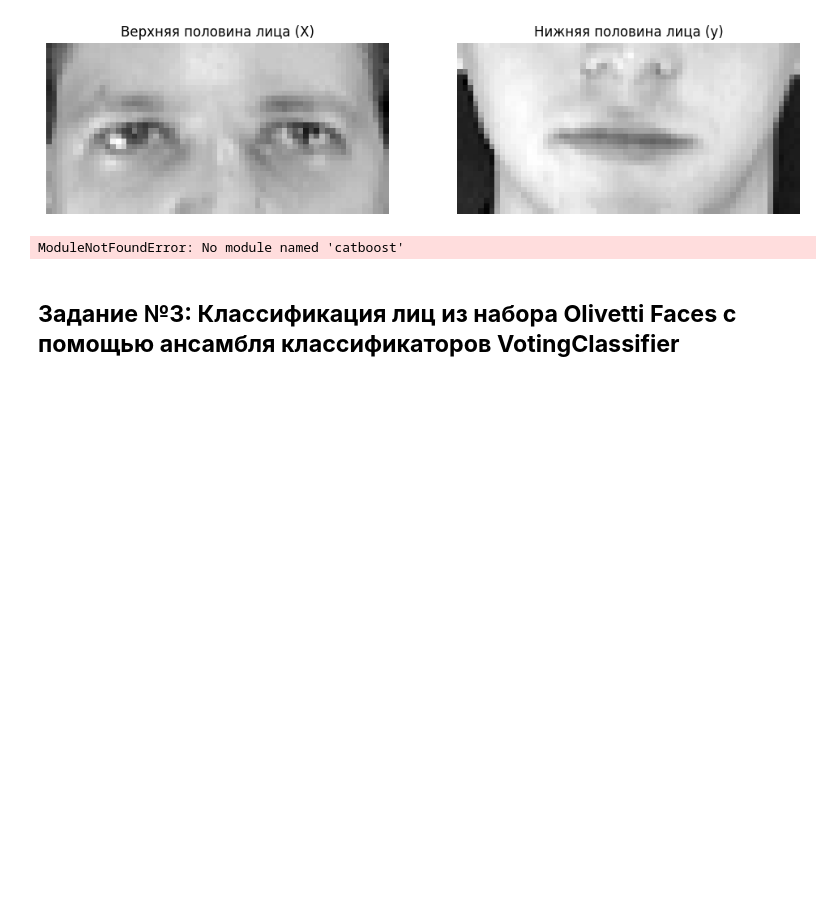
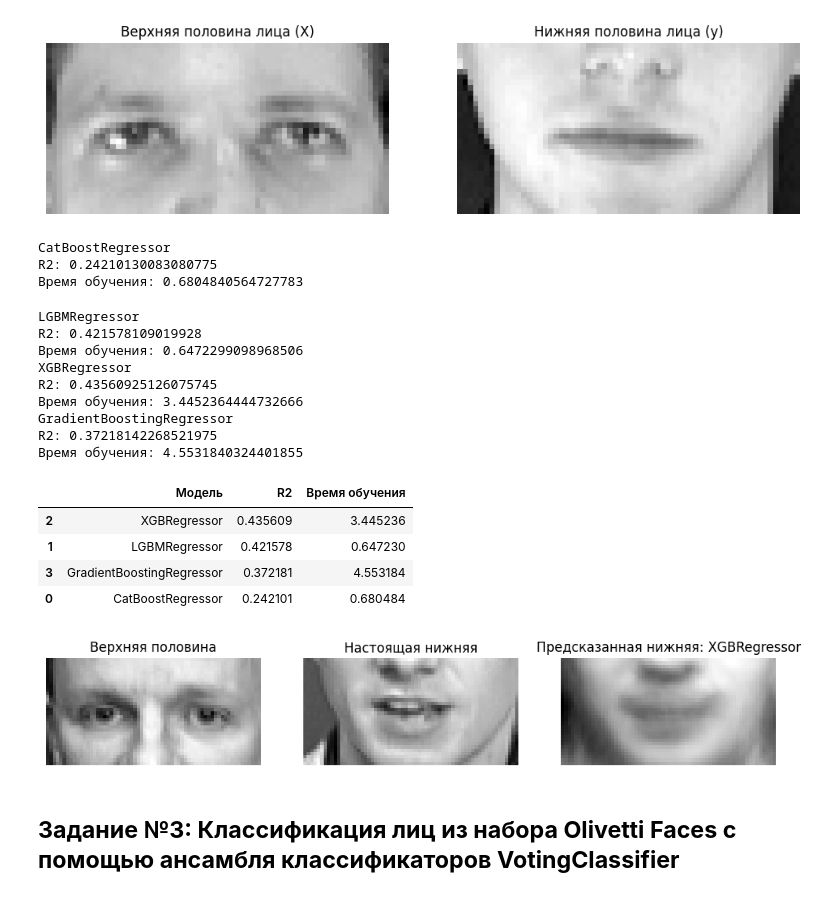
Before and after one commit to runessaa/-Streltsov-Projects, a Jupyter notebook: Практическая_работа_№9_Ансамблевые_методы_в_машинном_обучении.ipynb, the cells around one changed output. Drawn from its saved outputs; the diff is of its cells as text; code cells hidden in the pictures; blank space fills up the shorter version.

```diff
--- a/Практическая_работа_№9_Ансамблевые_методы_в_машинном_обучении.ipynb
+++ b/Практическая_работа_№9_Ансамблевые_методы_в_машинном_обучении.ipynb
@@ -157,6 +234,7 @@ plt.show()
 # %% [output]
 [figure]
 # %%
+!pip install catboost lightgbm xgboost -q
 import time
 import pandas as pd
 from sklearn.model_selection import train_test_split
@@ -170,8 +248,6 @@ from xgboost import XGBRegressor
 
 X = upper_half.reshape(n_samples, -1)
 y = lower_half.reshape(n_samples, -1)
-X = X / 255 if X.max() > 1 else X
-y = y / 255 if y.max() > 1 else y
 
 X_train, X_test, y_train, y_test = train_test_split(
     X, y, test_size=0.25, random_state=42
@@ -179,15 +255,48 @@ X_train, X_test, y_train, y_test = train_test_split(
 
 pca_X = PCA(n_components=40, random_state=42)
 pca_y = PCA(n_components=20, random_state=42)
+
 X_train_pca = pca_X.fit_transform(X_train)
 X_test_pca = pca_X.transform(X_test)
 y_train_pca = pca_y.fit_transform(y_train)
 
+columns_pca = [f'pc_{i}' for i in range(X_train_pca.shape[1])]
+X_train_pca = pd.DataFrame(X_train_pca, columns=columns_pca)
+X_test_pca = pd.DataFrame(X_test_pca, columns=columns_pca)
+
 models = {
-    'CatBoostRegressor': CatBoostRegressor(iterations=15, depth=3, learning_rate=0.2, loss_function='MultiRMSE', verbose=False, random_seed=42),
-    'LGBMRegressor': MultiOutputRegressor(LGBMRegressor(n_estimators=15, max_depth=3, learning_rate=0.2, random_state=42, verbose=-1)),
-    'XGBRegressor': XGBRegressor(n_estimators=15, max_depth=3, learning_rate=0.2, objective='reg:squarederror', random_state=42),
-    'GradientBoostingRegressor': MultiOutputRegressor(GradientBoostingRegressor(n_estimators=15, max_depth=2, learning_rate=0.2, random_state=42))
+    'CatBoostRegressor': CatBoostRegressor(
+        iterations=15,
+        depth=3,
+        learning_rate=0.2,
+        loss_function='MultiRMSE',
+        verbose=False,
+        random_seed=42
+    ),
+    'LGBMRegressor': MultiOutputRegressor(
+        LGBMRegressor(
+            n_estimators=15,
+            max_depth=3,
+            learning_rate=0.2,
+            random_state=42,
+            verbose=-1
+        )
+    ),
+    'XGBRegressor': XGBRegressor(
+        n_estimators=15,
+        max_depth=3,
+        learning_rate=0.2,
+        objective='reg:squarederror',
+        random_state=42
+    ),
+    'GradientBoostingRegressor': MultiOutputRegressor(
+        GradientBoostingRegressor(
+            n_estimators=15,
+            max_depth=2,
+            learning_rate=0.2,
+            random_state=42
+        )
+    )
 }
 
 results = []
@@ -195,39 +304,65 @@ predictions = {}
 
 for name, model in models.items():
     start = time.time()
+
     model.fit(X_train_pca, y_train_pca)
     y_pred_pca = model.predict(X_test_pca)
     y_pred = np.clip(pca_y.inverse_transform(y_pred_pca), 0, 1)
+
     elapsed = time.time() - start
     r2 = r2_score(y_test, y_pred)
+
     results.append([name, r2, elapsed])
     predictions[name] = y_pred
 
     print(name)
     print('R2:', r2)
     print('Время обучения:', elapsed)
 
 results_df = pd.DataFrame(results, columns=['Модель', 'R2', 'Время обучения'])
 display(results_df.sort_values('R2', ascending=False))
 
 best_model = results_df.sort_values('R2', ascending=False).iloc[0]['Модель']
+
 sample = 0
 predicted_lower = predictions[best_model][sample].reshape(32, 64)
 true_lower = y_test[sample].reshape(32, 64)
 upper = X_test[sample].reshape(32, 64)
 
 fig, axes = plt.subplots(1, 3, figsize=(12, 4))
+
 axes[0].imshow(upper, cmap='gray')
 axes[0].set_title('Верхняя половина')
+
 axes[1].imshow(true_lower, cmap='gray')
 axes[1].set_title('Настоящая нижняя')
+
 axes[2].imshow(predicted_lower, cmap='gray')
 axes[2].set_title(f'Предсказанная нижняя: {best_model}')
+
 for ax in axes:
     ax.axis('off')
+
 plt.show()
 # %% [output]
-ModuleNotFoundError: No module named 'catboost'
+CatBoostRegressor
+R2: 0.24210130083080775
+Время обучения: 0.6804840564727783
+LGBMRegressor
+R2: 0.421578109019928
+Время обучения: 0.6472299098968506
+XGBRegressor
+R2: 0.43560925126075745
+Время обучения: 3.4452364444732666
+GradientBoostingRegressor
+R2: 0.37218142268521975
+Время обучения: 4.5531840324401855
+|  | Модель | R2 | Время обучения |
+| 2 | XGBRegressor | 0.435609 | 3.445236 |
+| 1 | LGBMRegressor | 0.421578 | 0.647230 |
+| 3 | GradientBoostingRegressor | 0.372181 | 4.553184 |
+| 0 | CatBoostRegressor | 0.242101 | 0.680484 |
+[figure, added]
 # %% [markdown]
 ## **Задание №3: Классификация лиц из набора Olivetti Faces с помощью ансамбля классификаторов VotingClassifier**
 # %% [markdown]
```
Also changed, not shown: parts of 1 cell of this notebook.
